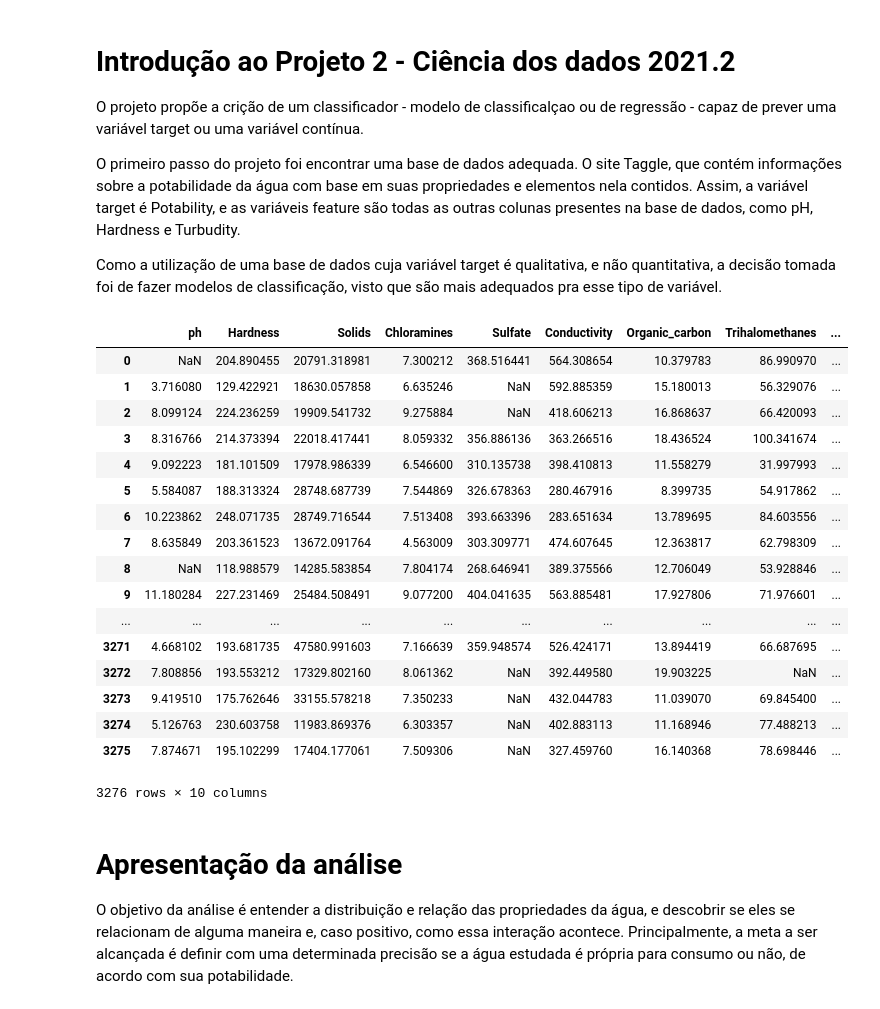
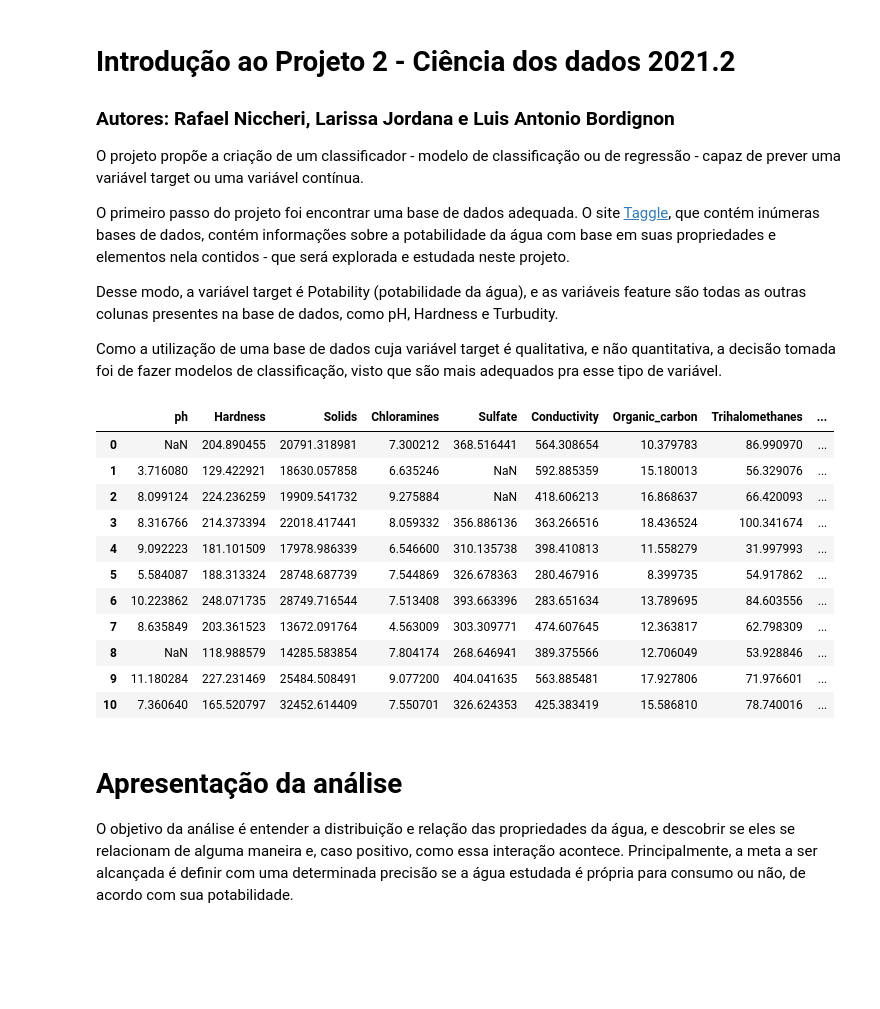
Before and after one commit to RafaelNiccheri/P2_Cdados_2021-2, a Jupyter notebook: Teste.ipynb, the cells around one changed output. Cells and saved outputs as stored; diff of their text form; code cells hidden in the pictures; blank space fills up the shorter version.

Commit message:
Adição/ iteração de explicações e variável J

```diff
--- a/Teste.ipynb
+++ b/Teste.ipynb
@@ -1,10 +1,12 @@
 # %% [markdown]
 # Introdução ao Projeto 2 - Ciência dos dados 2021.2
+### Autores: Rafael Niccheri, Larissa Jordana e Luis Antonio Bordignon
 
-O projeto propõe a crição de um classificador - modelo de classificalçao ou de regressão - capaz de prever uma variável target ou uma variável contínua.
+O projeto propõe a criação de um classificador - modelo de classificação ou de regressão - capaz de prever uma variável target ou uma variável contínua.
 
-O primeiro passo do projeto foi encontrar uma base de dados adequada. O site Taggle, que contém informações sobre a potabilidade da água com base em suas propriedades e elementos nela contidos.
-Assim, a variável target é Potability,  e as variáveis feature são todas as outras colunas presentes na base de dados, como pH, Hardness e Turbudity.
+O primeiro passo do projeto foi encontrar uma base de dados adequada. O site [Taggle](https://www.kaggle.com/adityakadiwal/water-potability), que contém inúmeras bases de dados, contém informações sobre a potabilidade da água com base em suas propriedades e elementos nela contidos - que será explorada e estudada neste projeto.
+
+Desse modo, a variável target é Potability (potabilidade da água), e as variáveis feature são todas as outras colunas presentes na base de dados, como pH, Hardness e Turbudity.
 
 Como a utilização de uma base de dados cuja variável target é qualitativa, e não quantitativa, a decisão tomada foi de fazer modelos de classificação, visto que são mais adequados pra esse tipo de variável.
 # %%
@@ -33,26 +35,20 @@ pd.set_option('display.min_rows', 99999)
 # %%
 # Base de dados
 df_agua = pd.read_csv('DataBase/water_potability.csv')
-df_agua
+df_agua.head(11)
 # %% [output]
 |  | ph | Hardness | Solids | Chloramines | Sulfate | Conductivity | Organic_carbon | Trihalomethanes | ... |
 | 0 | NaN | 204.890455 | 20791.318981 | 7.300212 | 368.516441 | 564.308654 | 10.379783 | 86.990970 | ... |
 | 1 | 3.716080 | 129.422921 | 18630.057858 | 6.635246 | NaN | 592.885359 | 15.180013 | 56.329076 | ... |
 | 2 | 8.099124 | 224.236259 | 19909.541732 | 9.275884 | NaN | 418.606213 | 16.868637 | 66.420093 | ... |
 | 3 | 8.316766 | 214.373394 | 22018.417441 | 8.059332 | 356.886136 | 363.266516 | 18.436524 | 100.341674 | ... |
 | 4 | 9.092223 | 181.101509 | 17978.986339 | 6.546600 | 310.135738 | 398.410813 | 11.558279 | 31.997993 | ... |
 | 5 | 5.584087 | 188.313324 | 28748.687739 | 7.544869 | 326.678363 | 280.467916 | 8.399735 | 54.917862 | ... |
 | 6 | 10.223862 | 248.071735 | 28749.716544 | 7.513408 | 393.663396 | 283.651634 | 13.789695 | 84.603556 | ... |
 | 7 | 8.635849 | 203.361523 | 13672.091764 | 4.563009 | 303.309771 | 474.607645 | 12.363817 | 62.798309 | ... |
 | 8 | NaN | 118.988579 | 14285.583854 | 7.804174 | 268.646941 | 389.375566 | 12.706049 | 53.928846 | ... |
 | 9 | 11.180284 | 227.231469 | 25484.508491 | 9.077200 | 404.041635 | 563.885481 | 17.927806 | 71.976601 | ... |
-| ... | ... | ... | ... | ... | ... | ... | ... | ... | ... |
-| 3271 | 4.668102 | 193.681735 | 47580.991603 | 7.166639 | 359.948574 | 526.424171 | 13.894419 | 66.687695 | ... |
-| 3272 | 7.808856 | 193.553212 | 17329.802160 | 8.061362 | NaN | 392.449580 | 19.903225 | NaN | ... |
-| 3273 | 9.419510 | 175.762646 | 33155.578218 | 7.350233 | NaN | 432.044783 | 11.039070 | 69.845400 | ... |
-| 3274 | 5.126763 | 230.603758 | 11983.869376 | 6.303357 | NaN | 402.883113 | 11.168946 | 77.488213 | ... |
-| 3275 | 7.874671 | 195.102299 | 17404.177061 | 7.509306 | NaN | 327.459760 | 16.140368 | 78.698446 | ... |
+| 10 | 7.360640 | 165.520797 | 32452.614409 | 7.550701 | 326.624353 | 425.383419 | 15.586810 | 78.740016 | ... |
-3276 rows × 10 columns
 # %% [markdown]
 # Apresentação da análise
 O objetivo da análise é entender a distribuição e relação das propriedades da água, e descobrir se eles se relacionam de alguma maneira e, caso positivo, como essa interação acontece. Principalmente, a meta a ser alcançada é definir com uma determinada precisão se a água estudada é própria para consumo ou não, de acordo com sua potabilidade.
```
Also changed, not shown: parts of 34 cells of this notebook.
